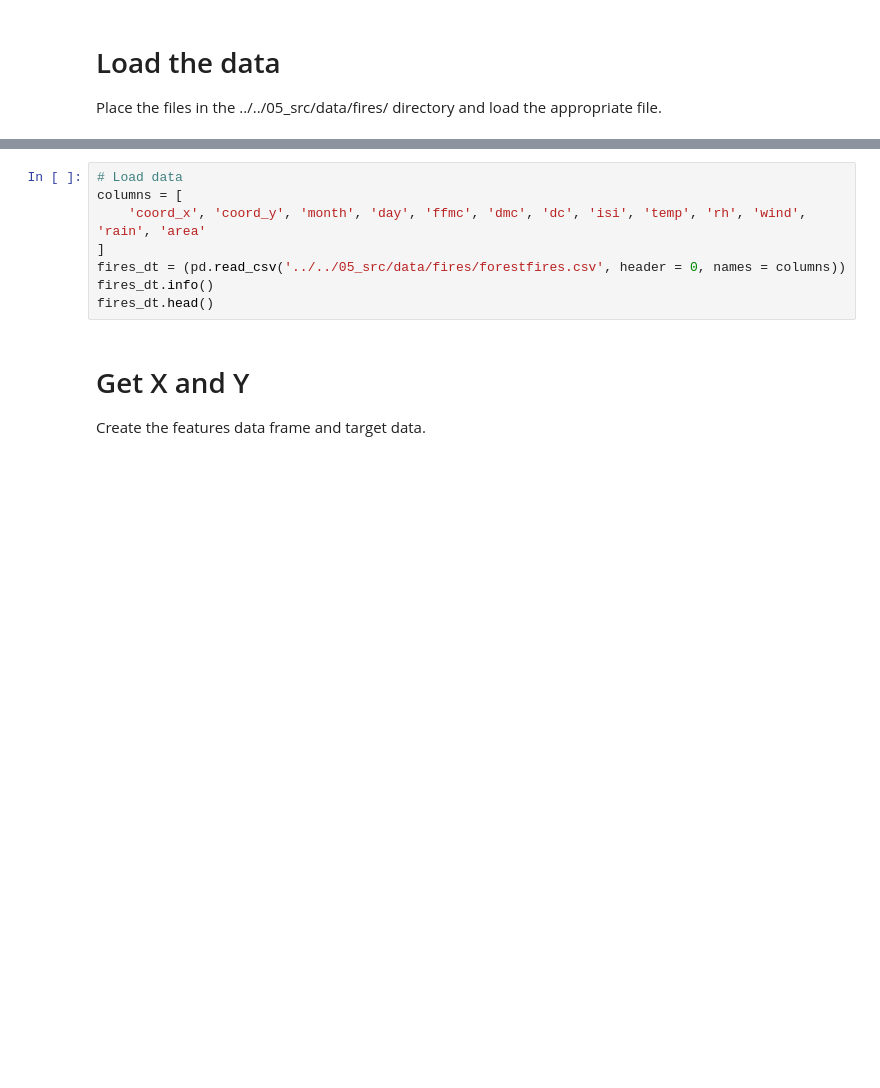
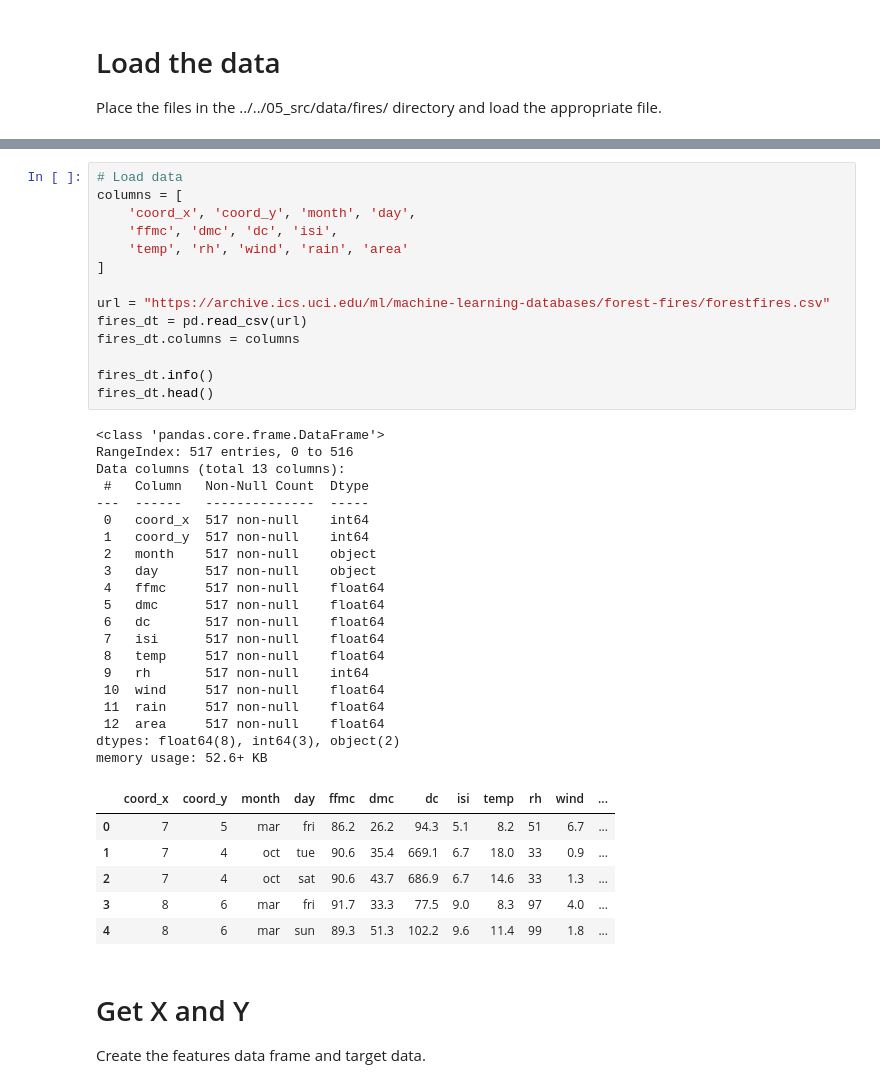
Before and after one commit to smittrivedi/production, a Jupyter notebook: 02_activities/assignments/assignment_2.ipynb, the cells around one changed output, grey strips where cells are left out. Cells and saved outputs as stored; diff of their text form; blank space fills up the shorter version.

```diff
--- a/02_activities/assignments/assignment_2.ipynb
+++ b/02_activities/assignments/assignment_2.ipynb
@@ -95,11 +96,44 @@ import pickle
 # %%
 # Load data
 columns = [
-    'coord_x', 'coord_y', 'month', 'day', 'ffmc', 'dmc', 'dc', 'isi', 'temp', 'rh', 'wind', 'rain', 'area'
+    'coord_x', 'coord_y', 'month', 'day',
+    'ffmc', 'dmc', 'dc', 'isi',
+    'temp', 'rh', 'wind', 'rain', 'area'
 ]
-fires_dt = (pd.read_csv('../../05_src/data/fires/forestfires.csv', header = 0, names = columns))
+
+url = "https://archive.ics.uci.edu/ml/machine-learning-databases/forest-fires/forestfires.csv"
+fires_dt = pd.read_csv(url)
+fires_dt.columns = columns
+
 fires_dt.info()
 fires_dt.head()
+# %% [output]
+<class 'pandas.core.frame.DataFrame'>
+RangeIndex: 517 entries, 0 to 516
+Data columns (total 13 columns):
+ #   Column   Non-Null Count  Dtype
+---  ------   --------------  -----
+ 0   coord_x  517 non-null    int64
+ 1   coord_y  517 non-null    int64
+ 2   month    517 non-null    object
+ 3   day      517 non-null    object
+ 4   ffmc     517 non-null    float64
+ 5   dmc      517 non-null    float64
+ 6   dc       517 non-null    float64
+ 7   isi      517 non-null    float64
+ 8   temp     517 non-null    float64
+ 9   rh       517 non-null    int64
+ 10  wind     517 non-null    float64
+ 11  rain     517 non-null    float64
+ 12  area     517 non-null    float64
+dtypes: float64(8), int64(3), object(2)
+memory usage: 52.6+ KB
+|  | coord_x | coord_y | month | day | ffmc | dmc | dc | isi | temp | rh | wind | ... |
+| 0 | 7 | 5 | mar | fri | 86.2 | 26.2 | 94.3 | 5.1 | 8.2 | 51 | 6.7 | ... |
+| 1 | 7 | 4 | oct | tue | 90.6 | 35.4 | 669.1 | 6.7 | 18.0 | 33 | 0.9 | ... |
+| 2 | 7 | 4 | oct | sat | 90.6 | 43.7 | 686.9 | 6.7 | 14.6 | 33 | 1.3 | ... |
+| 3 | 8 | 6 | mar | fri | 91.7 | 33.3 | 77.5 | 9.0 | 8.3 | 97 | 4.0 | ... |
+| 4 | 8 | 6 | mar | sun | 89.3 | 51.3 | 102.2 | 9.6 | 11.4 | 99 | 1.8 | ... |
 # %% [markdown]
 # Get X and Y
 
```
Also changed, not shown: parts of 14 cells of this notebook.
